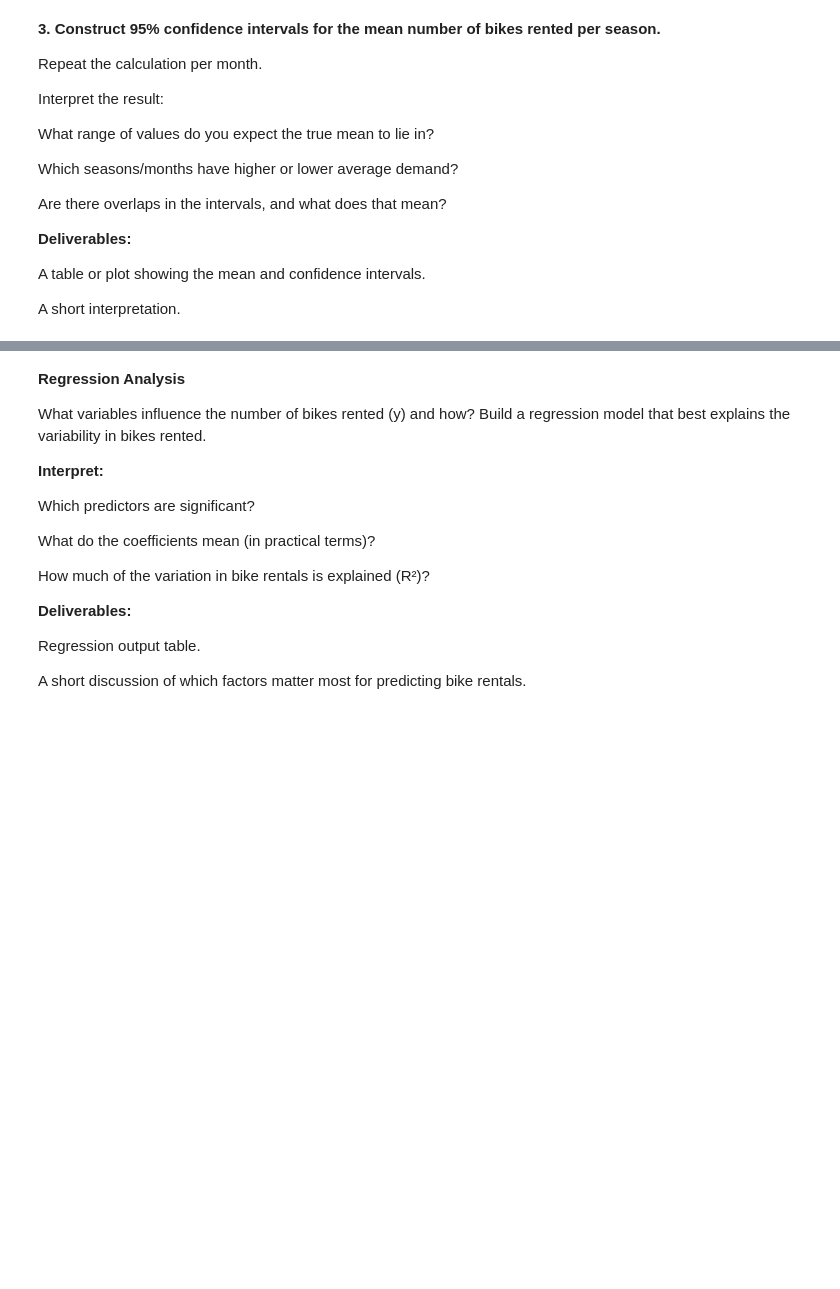
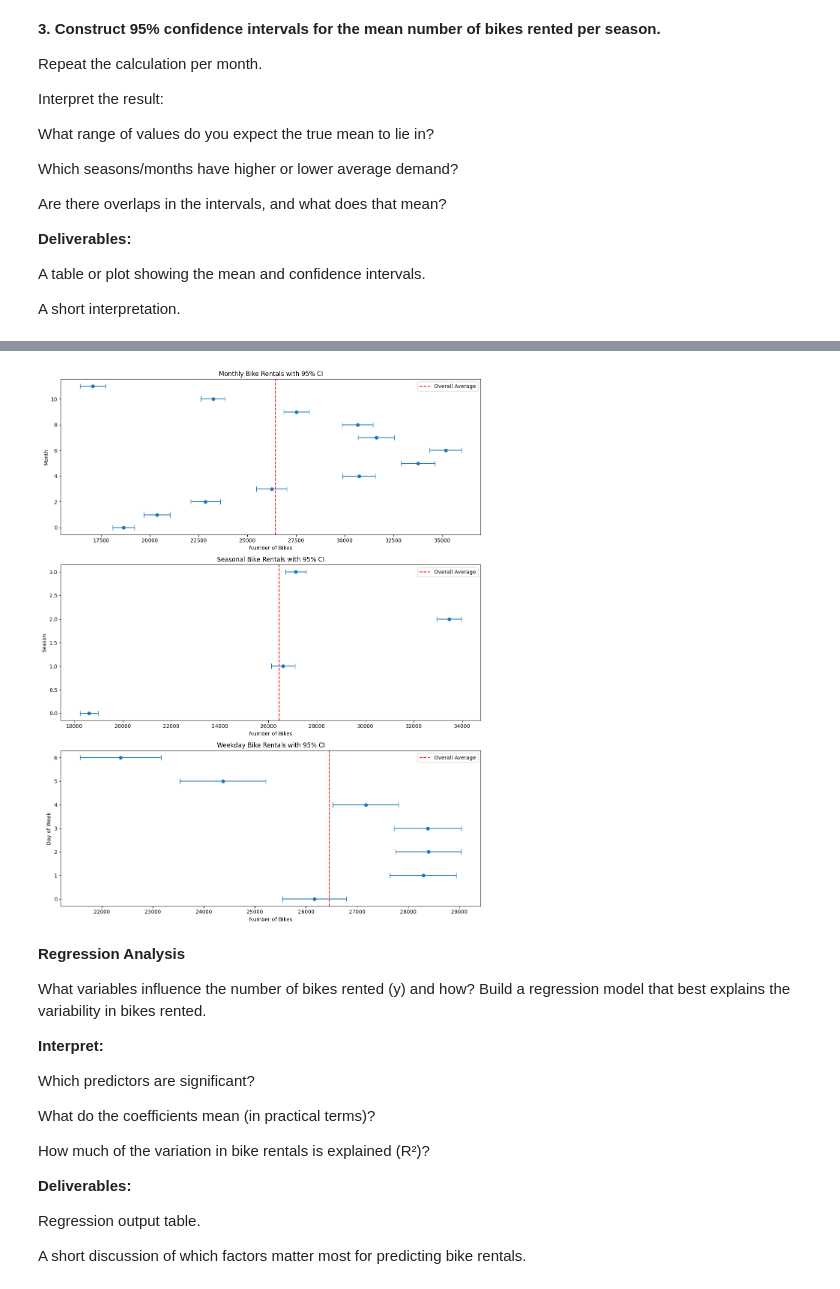
Before and after one commit to bence-szabo-git/Analytics-through-Coding, a Jupyter notebook: Session_3/Group_Project.ipynb, the cells around one changed output, grey strips where cells are left out. Cells and saved outputs as stored; diff of their text form; code cells hidden in the pictures; blank space fills up the shorter version.

```diff
--- a/Session_3/Group_Project.ipynb
+++ b/Session_3/Group_Project.ipynb
@@ -409,3 +448,72 @@ A short interpretation.
+# %%
+# Calculate overall average
+overall_avg = london_bikes_fill2['bikes_hired'].mean()
+
+# Calculate confidence intervals for different groupings
+def calculate_ci(data, group_col):
+    ci_stats = (
+        data
+        .groupby(group_col)
+        .agg(
+            mean_bikes=('bikes_hired', 'mean'),
+            median_bikes=('bikes_hired', 'median'),
+            sd_bikes=('bikes_hired', 'std'),
+            count=('bikes_hired', 'size')
+        )
+        .reset_index()
+    )
+
+    # Calculate CI statistics
+    ci_stats['t_critical'] = ci_stats['count'].apply(lambda n: stats.t.ppf(0.975, df=n-1))
+    ci_stats['se_bikes'] = ci_stats['sd_bikes'] / np.sqrt(ci_stats['count'])
+    ci_stats['margin_of_error'] = ci_stats['t_critical'] * ci_stats['se_bikes']
+    ci_stats['ci_low'] = ci_stats['mean_bikes'] - ci_stats['margin_of_error']
+    ci_stats['ci_high'] = ci_stats['mean_bikes'] + ci_stats['margin_of_error']
+
+    return ci_stats.sort_values(by='mean_bikes', ascending=False)
+
+# Calculate CIs for each grouping
+month_ci = calculate_ci(london_bikes_fill2, 'month')
+season_ci = calculate_ci(london_bikes_fill2, 'season')
+weekday_ci = calculate_ci(london_bikes_fill2, 'wday')
+
+# Visualize the results with error bars for each grouping
+fig, (ax1, ax2, ax3) = plt.subplots(3, 1, figsize=(12, 15))
+
+# Plot for months
+ax1.errorbar(x=month_ci['mean_bikes'], y=month_ci.index,
+             xerr=month_ci['margin_of_error'],
+             fmt='o', capsize=5)
+ax1.axvline(x=overall_avg, color='red', linestyle='--', label='Overall Average')
+ax1.set_title('Monthly Bike Rentals with 95% CI')
+ax1.set_xlabel('Number of Bikes')
+ax1.set_ylabel('Month')
+ax1.legend()
+
+# Plot for seasons
+ax2.errorbar(x=season_ci['mean_bikes'], y=season_ci.index,
+             xerr=season_ci['margin_of_error'],
+             fmt='o', capsize=5)
+ax2.axvline(x=overall_avg, color='red', linestyle='--', label='Overall Average')
+ax2.set_title('Seasonal Bike Rentals with 95% CI')
+ax2.set_xlabel('Number of Bikes')
+ax2.set_ylabel('Season')
+ax2.legend()
+
+# Plot for weekdays
+ax3.errorbar(x=weekday_ci['mean_bikes'], y=weekday_ci.index,
+             xerr=weekday_ci['margin_of_error'],
+             fmt='o', capsize=5)
+ax3.axvline(x=overall_avg, color='red', linestyle='--', label='Overall Average')
+ax3.set_title('Weekday Bike Rentals with 95% CI')
+ax3.set_xlabel('Number of Bikes')
+ax3.set_ylabel('Day of Week')
+ax3.legend()
+
+plt.tight_layout()
+plt.show()
+# %% [output]
+[figure, added]
 # %% [markdown]
 **Regression Analysis**
 
```
Also changed, not shown: parts of 7 cells of this notebook, 1 other file.
